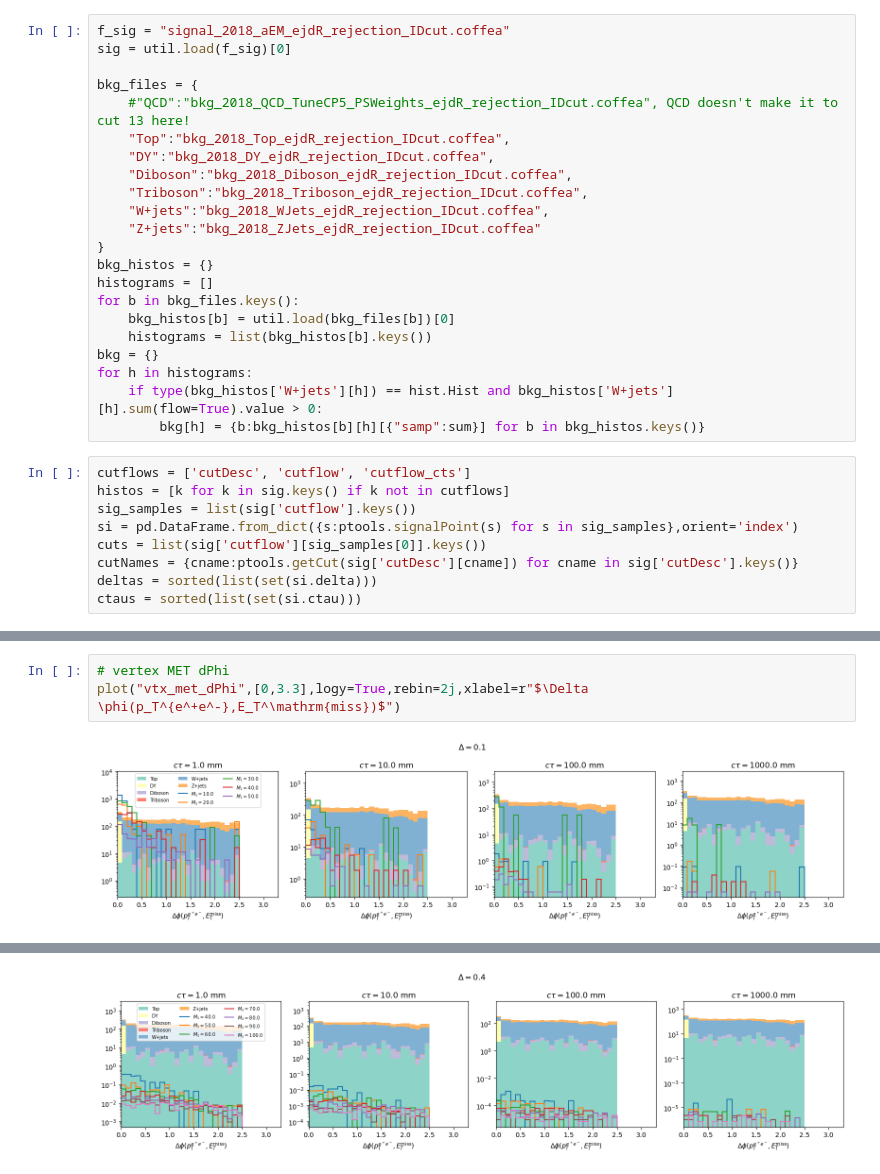
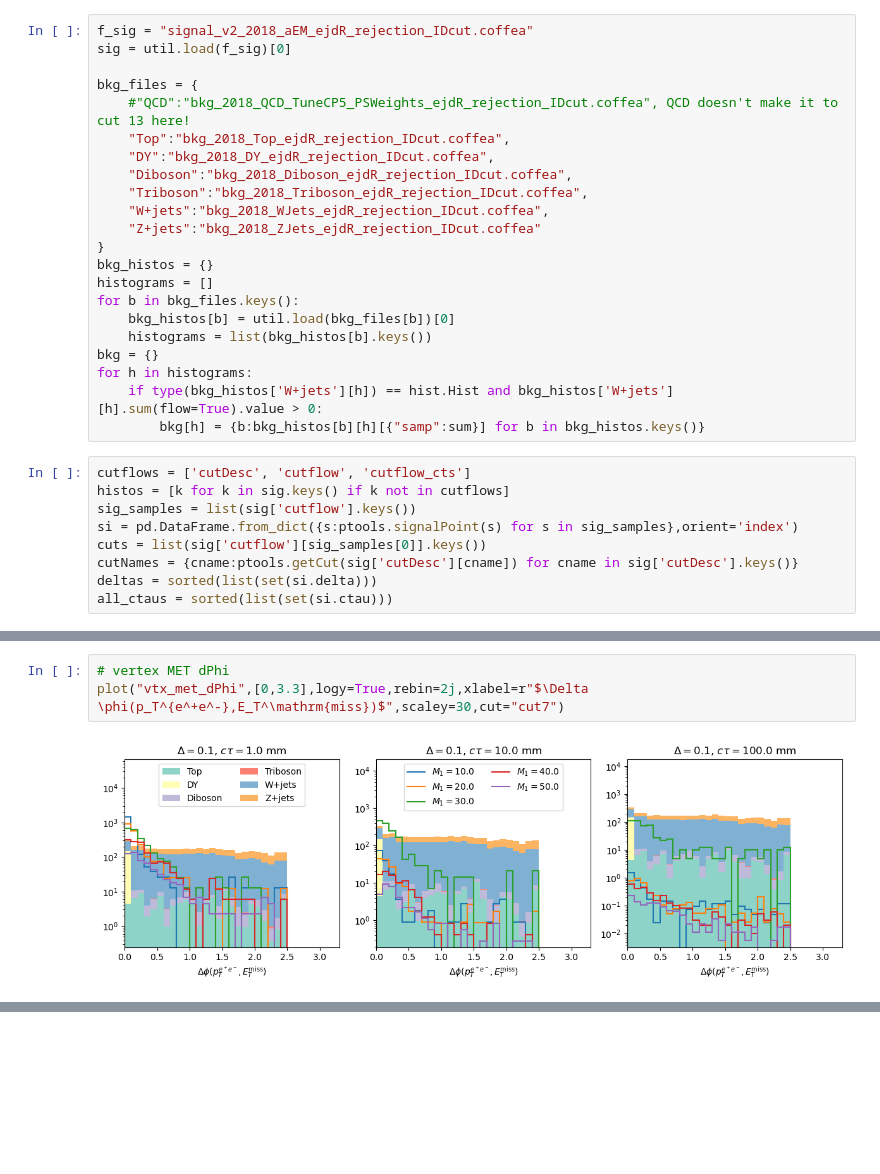
Before and after one commit to liviakong/iDMe, a Jupyter notebook: python_analysis/studies/SR_studies_v3/histograms_jetRej_looseEleID.ipynb, the cells around one changed output, grey strips where cells are left out. Drawn from its saved outputs; the diff is of its cells as text; blank space fills up the shorter version.

```diff
--- a/python_analysis/studies/SR_studies_v3/histograms_jetRej_looseEleID.ipynb
+++ b/python_analysis/studies/SR_studies_v3/histograms_jetRej_looseEleID.ipynb
@@ -19,5 +16,5 @@ The autoreload extension is already loaded. To reload it, use:
 # %%
-f_sig = "signal_2018_aEM_ejdR_rejection_IDcut.coffea"
+f_sig = "signal_v2_2018_aEM_ejdR_rejection_IDcut.coffea"
 sig = util.load(f_sig)[0]
 
 bkg_files = {
@@ -46,5 +43,5 @@ si = pd.DataFrame.from_dict({s:ptools.signalPoint(s) for s in sig_samples},orien
 cuts = list(sig['cutflow'][sig_samples[0]].keys())
 cutNames = {cname:ptools.getCut(sig['cutDesc'][cname]) for cname in sig['cutDesc'].keys()}
 deltas = sorted(list(set(si.delta)))
-ctaus = sorted(list(set(si.ctau)))
+all_ctaus = sorted(list(set(si.ctau)))
 # %%
@@ -118,5 +158,5 @@ plot("sel_vtx_dR",[0,4],logy=True,rebin=4j,xlabel="$\Delta R(e^+,e^-)$")
 # %%
 # vertex MET dPhi
-plot("vtx_met_dPhi",[0,3.3],logy=True,rebin=2j,xlabel=r"$\Delta \phi(p_T^{e^+e^-},E_T^\mathrm{miss})$")
+plot("vtx_met_dPhi",[0,3.3],logy=True,rebin=2j,xlabel=r"$\Delta \phi(p_T^{e^+e^-},E_T^\mathrm{miss})$",scaley=30,cut="cut7")
 # %% [output]
-[figure, old version]
+[figure, new version]
@@ -124,2 +164 @@ plot("vtx_met_dPhi",[0,3.3],logy=True,rebin=2j,xlabel=r"$\Delta \phi(p_T^{e^+e^-
-[figure, removed]
 # %% [markdown]
```
Also changed, not shown: parts of 39 cells of this notebook, 45 other files.
